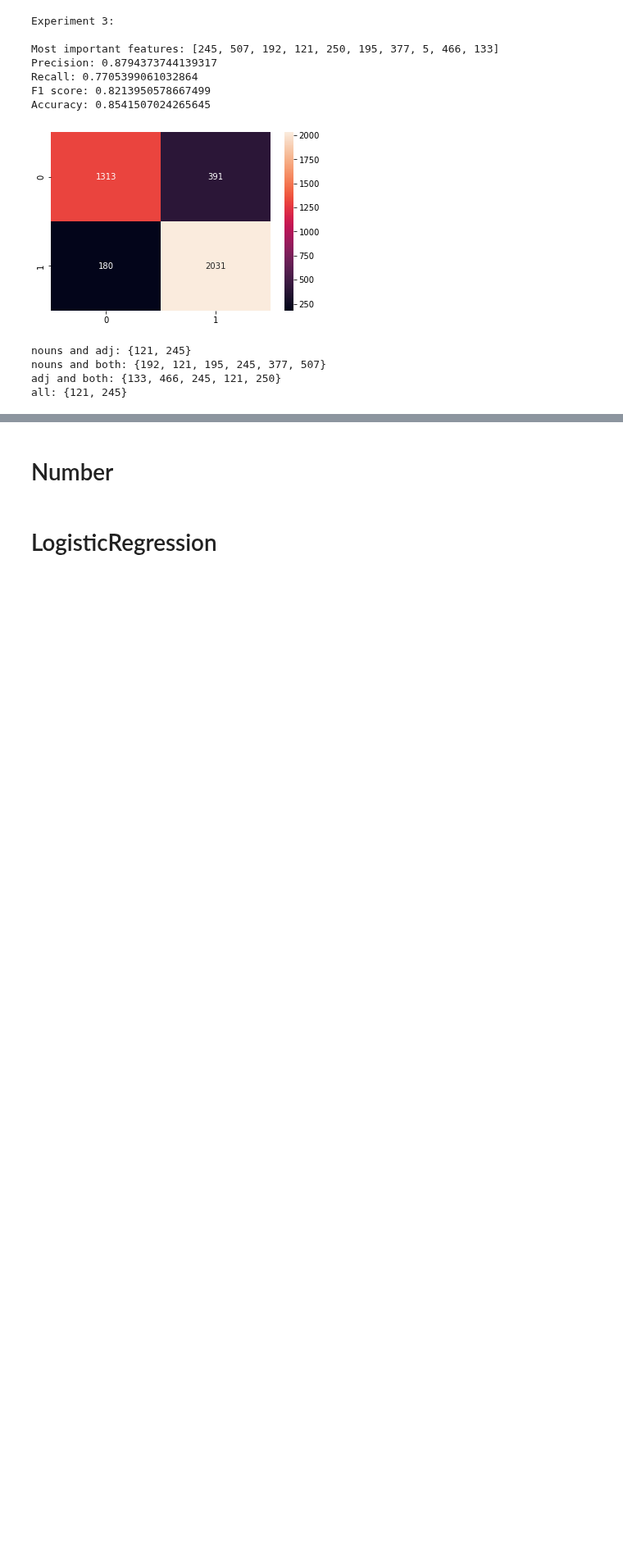
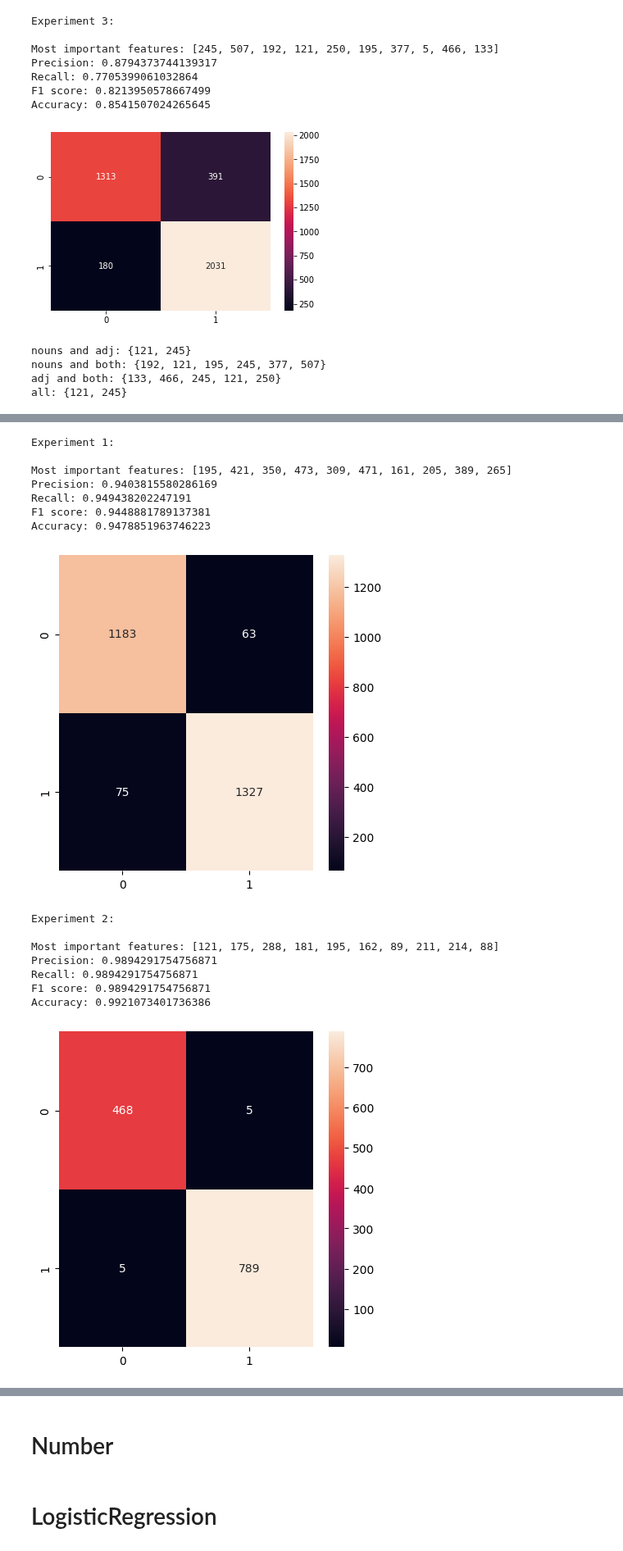
Before and after one commit to ClementineBleuze/WordEmbeddings, a Jupyter notebook: Notebooks_dim_clustering/classifiers.ipynb, the cells around one changed output, grey strips where cells are left out. Shown at 82% size. Saved outputs shown, nothing was run; the diff lists cells and outputs as text; code cells hidden in the pictures; blank space fills up the shorter version.

```diff
--- a/Notebooks_dim_clustering/classifiers.ipynb
+++ b/Notebooks_dim_clustering/classifiers.ipynb
@@ -255,0 +358,36 @@ all: {121, 245}
+# %%
+for i in range(3):
+
+    print(f"Experiment {i+1}:\n")
+
+    # Plot top 10 most important features
+    indices = np.argsort(abs(results[i]["importances"]))[::-1]
+    print(f"Most important features: {[int(ind) for ind in indices[:10]]}")
+
+    # Plot precision, recall, F1 score and accuracy
+    print(f"Precision: {results[i]['precision']}")
+    print(f"Recall: {results[i]['recall']}")
+    print(f"F1 score: {results[i]['f1']}")
+    print(f"Accuracy: {results[i]['accuracy']}")
+
+    # Plot confusion matrix
+    plt.figure(figsize=(5,5))
+    sns.heatmap(results[i]["cm"], annot=True, fmt="d")
+    plt.show()
+# %% [output]
+Experiment 1:
+
+Most important features: [195, 421, 350, 473, 309, 471, 161, 205, 389, 265]
+Precision: 0.9403815580286169
+Recall: 0.949438202247191
+F1 score: 0.9448881789137381
+Accuracy: 0.9478851963746223
+[figure, added]
+Experiment 2:
+
+Most important features: [121, 175, 288, 181, 195, 162, 89, 211, 214, 88]
+Precision: 0.9894291754756871
+Recall: 0.9894291754756871
+F1 score: 0.9894291754756871
+Accuracy: 0.9921073401736386
+[figure, added]
```
Also changed, not shown: parts of 12 cells of this notebook.
